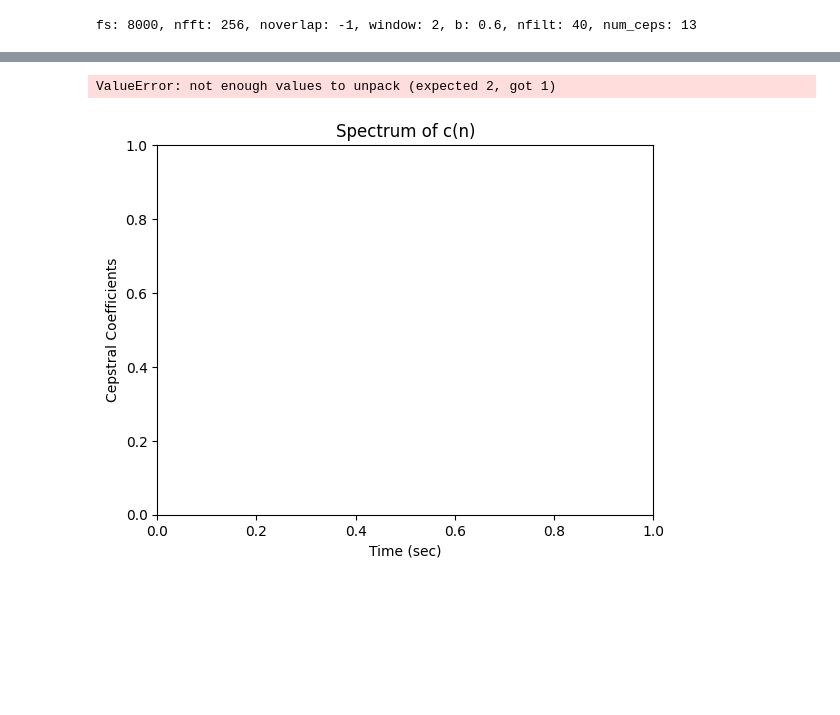
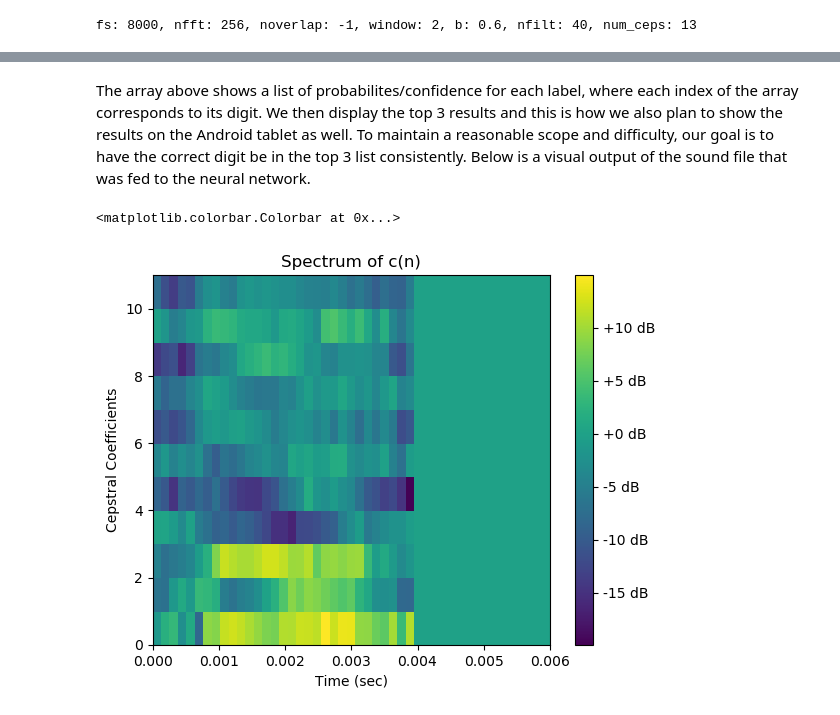
Before and after one commit to jorgejc2/MusicClassification, a Jupyter notebook: spoken_digit_recognition.ipynb, the cells around one changed output, grey strips where cells are left out. Saved outputs shown, nothing was run; the diff lists cells and outputs as text; code cells hidden in the pictures; blank space fills up the shorter version.

Commit message:
outputs ready for demo

```diff
--- a/spoken_digit_recognition.ipynb
+++ b/spoken_digit_recognition.ipynb
@@ -688,12 +723,14 @@ Original Ceps Dimensions: (12, 31)
+# %% [markdown]
+The array above shows a list of probabilites/confidence for each label, where each index of the array corresponds to its digit. We then display the top 3 results and this is how we also plan to show the results on the Android tablet as well. To maintain a reasonable scope and difficulty, our goal is to have the correct digit be in the top 3 list consistently. Below is a visual output of the sound file that was fed to the neural network.
 # %%
 t_time = nn_data_cols / fs
 t = np.linspace(0, t_time, nn_data_cols)
 n = np.arange(nn_data_rows)
 plt.title("Spectrum of c(n)")
 plt.ylabel("Cepstral Coefficients")
 plt.xlabel("Time (sec)")
-plt.pcolormesh(t, n, data)
+plt.pcolormesh(t, n, trimmed_file)
 plt.colorbar(format="%+2.f dB")
 # %% [output]
-ValueError: not enough values to unpack (expected 2, got 1)
+<matplotlib.colorbar.Colorbar at 0x...>
-[figure, old version]
+[figure, new version]
```
Also changed, not shown: parts of 10 cells of this notebook.
